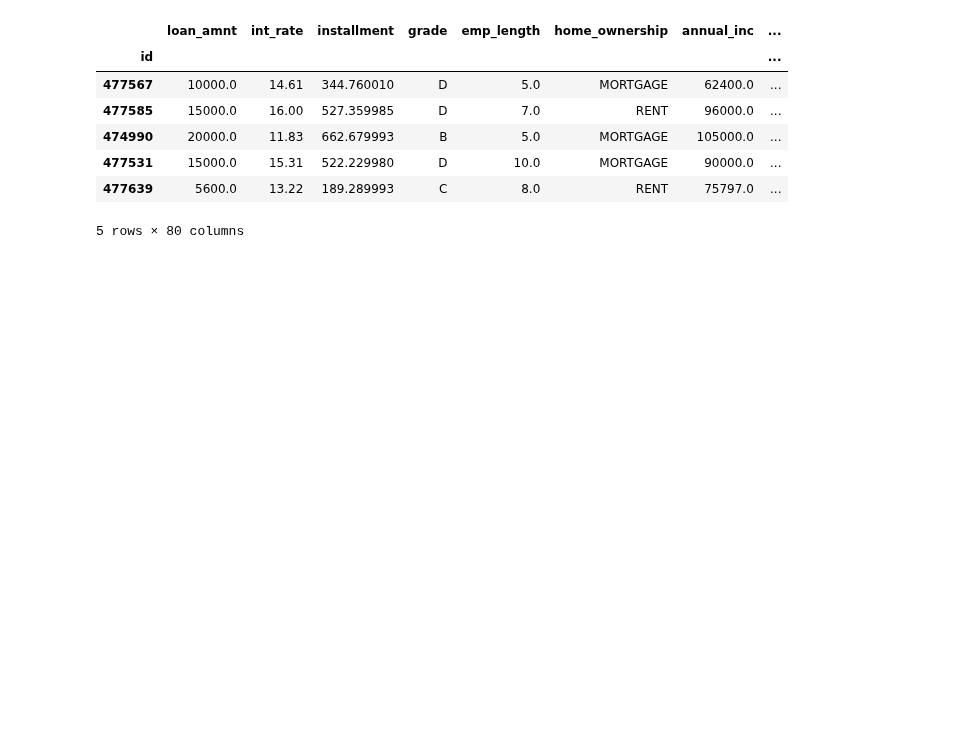
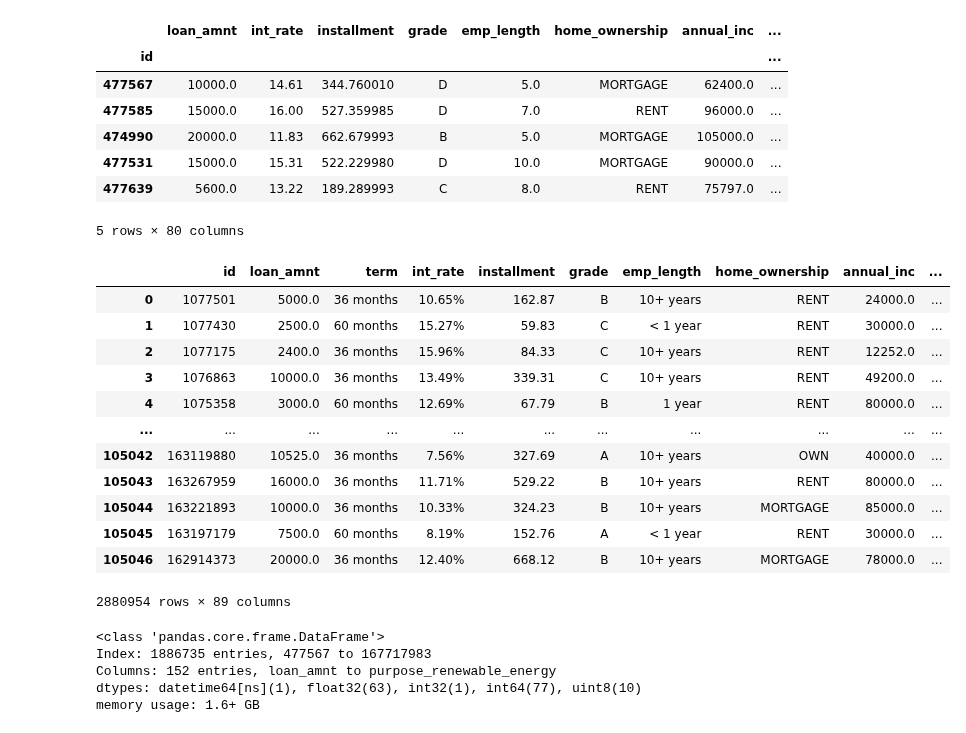
Before and after one commit to Booleans/consumer-loan-investment-strategy-simulator, a Jupyter notebook: FreshStart.ipynb, the cells around one changed output. Drawn from its saved outputs; the diff is of its cells as text; code cells hidden in the pictures; blank space fills up the shorter version.

Commit message:
Update FreshStart.ipynb
Made progress on rewriting functions to calculate loan ROI.

```diff
--- a/FreshStart.ipynb
+++ b/FreshStart.ipynb
@@ -82,3 +62,19 @@ df_EDA.head()
 5 rows × 80 columns
 # %%
 df_EDA.to_pickle('df_EDA.pkl.bz2', compression='bz2')
+# %%
+df_raw
+# %% [output]
+|  | id | loan_amnt | term | int_rate | installment | grade | emp_length | home_ownership | annual_inc | ... |
+| 0 | 1077501 | 5000.0 | 36 months | 10.65% | 162.87 | B | 10+ years | RENT | 24000.0 | ... |
+| 1 | 1077430 | 2500.0 | 60 months | 15.27% | 59.83 | C | < 1 year | RENT | 30000.0 | ... |
+| 2 | 1077175 | 2400.0 | 36 months | 15.96% | 84.33 | C | 10+ years | RENT | 12252.0 | ... |
+| 3 | 1076863 | 10000.0 | 36 months | 13.49% | 339.31 | C | 10+ years | RENT | 49200.0 | ... |
+| 4 | 1075358 | 3000.0 | 60 months | 12.69% | 67.79 | B | 1 year | RENT | 80000.0 | ... |
+| ... | ... | ... | ... | ... | ... | ... | ... | ... | ... | ... |
+| 105042 | 163119880 | 10525.0 | 36 months | 7.56% | 327.69 | A | 10+ years | OWN | 40000.0 | ... |
+| 105043 | 163267959 | 16000.0 | 36 months | 11.71% | 529.22 | B | 10+ years | RENT | 80000.0 | ... |
+| 105044 | 163221893 | 10000.0 | 36 months | 10.33% | 324.23 | B | 10+ years | MORTGAGE | 85000.0 | ... |
+| 105045 | 163197179 | 7500.0 | 60 months | 8.19% | 152.76 | A | < 1 year | RENT | 30000.0 | ... |
+| 105046 | 162914373 | 20000.0 | 36 months | 12.40% | 668.12 | B | 10+ years | MORTGAGE | 78000.0 | ... |
+2880954 rows × 89 columns
@@ -84,0 +153,8 @@ df_EDA.to_pickle('df_EDA.pkl.bz2', compression='bz2')
+# %%
+df.info()
+# %% [output]
+<class 'pandas.core.frame.DataFrame'>
+Index: 1886735 entries, 477567 to 167717983
+Columns: 152 entries, loan_amnt to purpose_renewable_energy
+dtypes: datetime64[ns](1), float32(63), int32(1), int64(77), uint8(10)
+memory usage: 1.6+ GB
```
Also changed, not shown: parts of 34 cells of this notebook.
